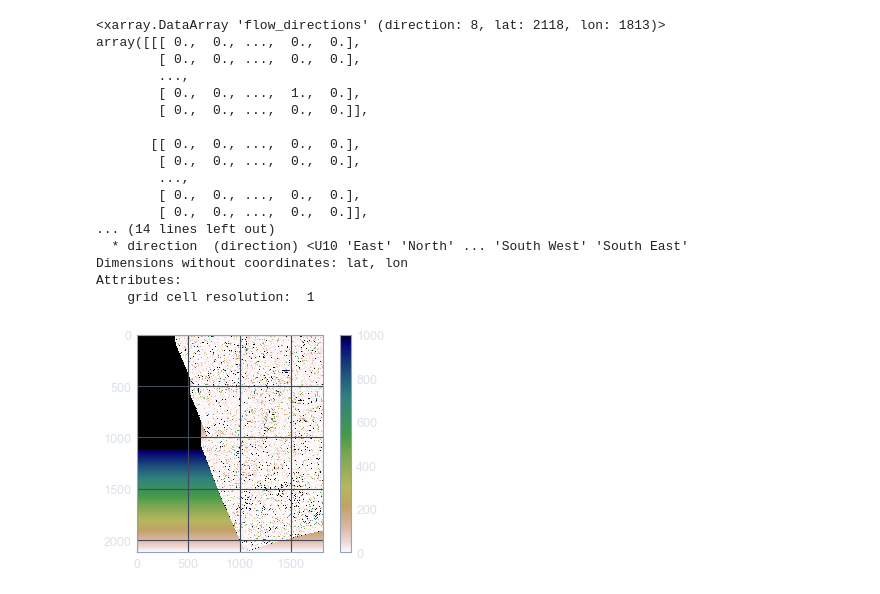
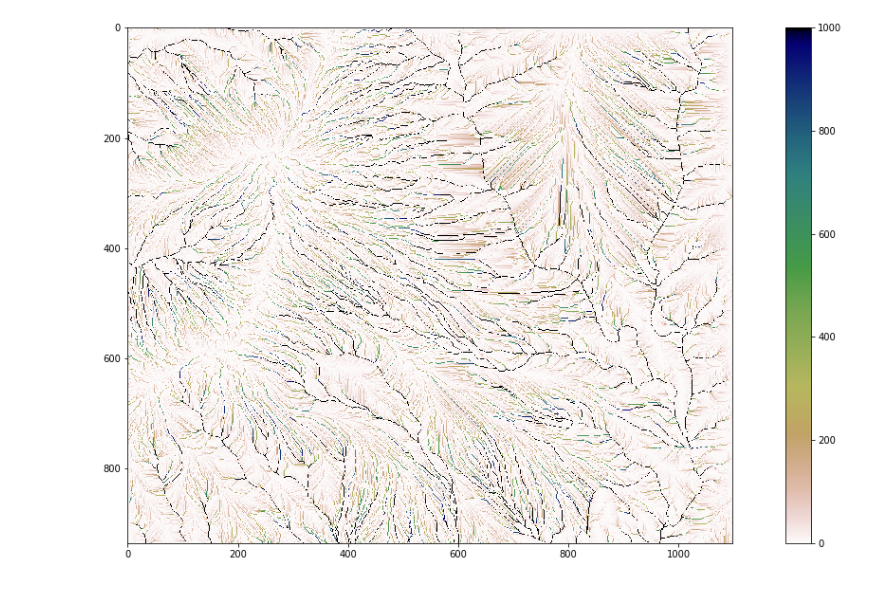
Before and after one commit to Simon-JW/slope_area_relations, a Jupyter notebook: slope_area_D8.ipynb, the cells around one changed output. Drawn from its saved outputs; the diff is of its cells as text; code cells hidden in the pictures.

```diff
--- a/slope_area_D8.ipynb
+++ b/slope_area_D8.ipynb
@@ -62,12 +62,10 @@ def surf_plot(mg, surface='topographic__elevation',
     plt.title(title)
     plt.show()
 # %%
-level_of_generalisation = 6
-location = (r'C:/PhD/junk')
+location = (r'C:\PhD\alluvial_fans\gully_heads\fann_0')
 os.chdir(location)
-input_geotiff = gdal.Open('fann_2013_1m0.tif')
-initial_resolution = 1
+name = 'afm_6_DINF_05m'
+input_geotiff = gdal.Open(name + '.tif')
 x = np.array(input_geotiff.GetRasterBand(1).ReadAsArray())
+#input_DEM = scipy.ndimage.zoom(x, 0.5, order = 1)
 input_DEM = x
-kernel = np.loadtxt('kernel.txt')
-kernel_1d = np.reshape(kernel,(1,121))
@@ -74,5 +81,5 @@ kernel_1d = np.reshape(kernel,(1,121))
 # %%
-input_DEM = np.array([[100, 100, 100, 100, 100, 100, 100, 100, 100],
+f = np.array([[100, 100, 100, 100, 100, 100, 100, 100, 100],
                       [90, 80, 70, 50, 30, 50, 70, 80, 90],
                       [80, 60, 40, 30, 20, 30, 40, 60, 80],
                       [70, 55, 35, 25, 0, 25, 35, 55, 70],
@@ -398,28 +390,11 @@ drainage_plot(mg, 'drainage_area')
 # %%
 fdr
-# %% [output]
-<xarray.DataArray 'flow_directions' (direction: 8, lat: 2118, lon: 1813)>
-array([[[ 0.,  0., ...,  0.,  0.],
-        [ 0.,  0., ...,  0.,  0.],
-        ...,
-        [ 0.,  0., ...,  1.,  0.],
-        [ 0.,  0., ...,  0.,  0.]],
-
-       [[ 0.,  0., ...,  0.,  0.],
-        [ 0.,  0., ...,  0.,  0.],
-        ...,
-        [ 0.,  0., ...,  0.,  0.],
-        [ 0.,  0., ...,  0.,  0.]],
-... (14 lines left out)
-  * direction  (direction) <U10 'East' 'North' ... 'South West' 'South East'
-Dimensions without coordinates: lat, lon
-Attributes:
-    grid cell resolution:  1
 # %%
-plt.imshow(drainage_area, cmap="gist_earth_r");
+plt.figure(figsize=(20,10))
+plt.imshow(drainage_area, cmap="gist_earth_r", vmax = 1000);
 plt.colorbar();
 # %% [output]
-[figure, old version]
+[figure, new version]
 # %%
 def flow_widths(flow_receivers, grid_node_values, grid_x_axis_length, grid_resolution):
     """ This function determines whether grid cells are flowing along a cardinal or diagonal
```
Also changed, not shown: parts of 25 cells of this notebook, 10 other files.
